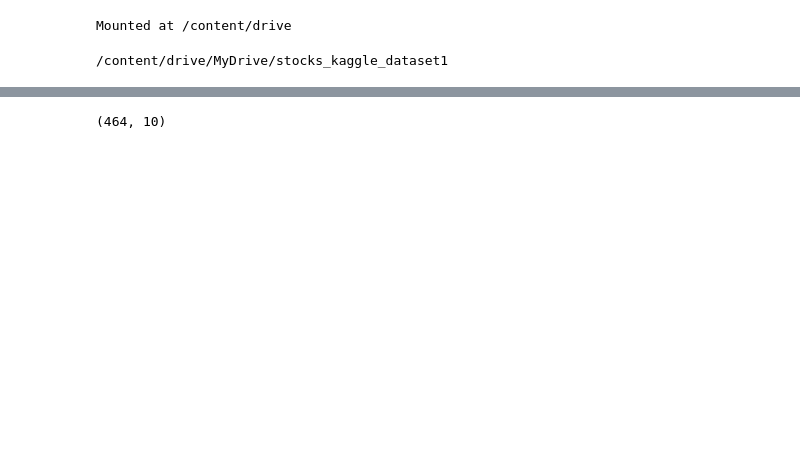
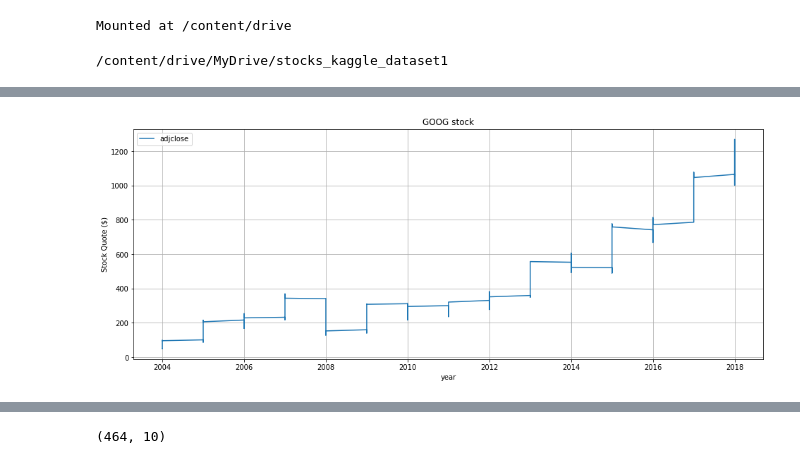
Before and after one commit to anagh07/stock_price_predictor, a Jupyter notebook: lstm_predictor.ipynb, the cells around one changed output, grey strips where cells are left out. Saved outputs shown, nothing was run; the diff lists cells and outputs as text; code cells hidden in the pictures; blank space fills up the shorter version.

```diff
--- a/lstm_predictor.ipynb
+++ b/lstm_predictor.ipynb
@@ -67,11 +116,17 @@ df_plot = df.select('year', 'adjclose').toPandas()
 # %%
-# from matplotlib import pyplot as plt
-# %matplotlib inline
-# df_plot.set_index('year', inplace=True)
-# df_plot.plot(figsize=(16, 6), grid=True)
-# plt.title('Agilent Technologies stock')
-# plt.ylabel('Stock Quote ($)')
-# plt.show()
+from matplotlib import pyplot as plt
+%matplotlib inline
+df_plot = df.select('year', 'adjclose').toPandas()
+df_plot.dtypes
+df_plot['year']=df_plot['year'].astype(float)
+df_plot['adjclose']=df_plot['adjclose'].astype(float)
+df_plot.set_index('year', inplace=True)
+df_plot.plot(figsize=(16, 6), grid=True)
+plt.title(company_name + ' stock')
+plt.ylabel('Stock Quote ($)')
+plt.show()
+# %% [output]
+[figure, added]
 # %%
 df.toPandas().shape
 # %% [output]
```
Also changed, not shown: parts of 43 cells of this notebook.
